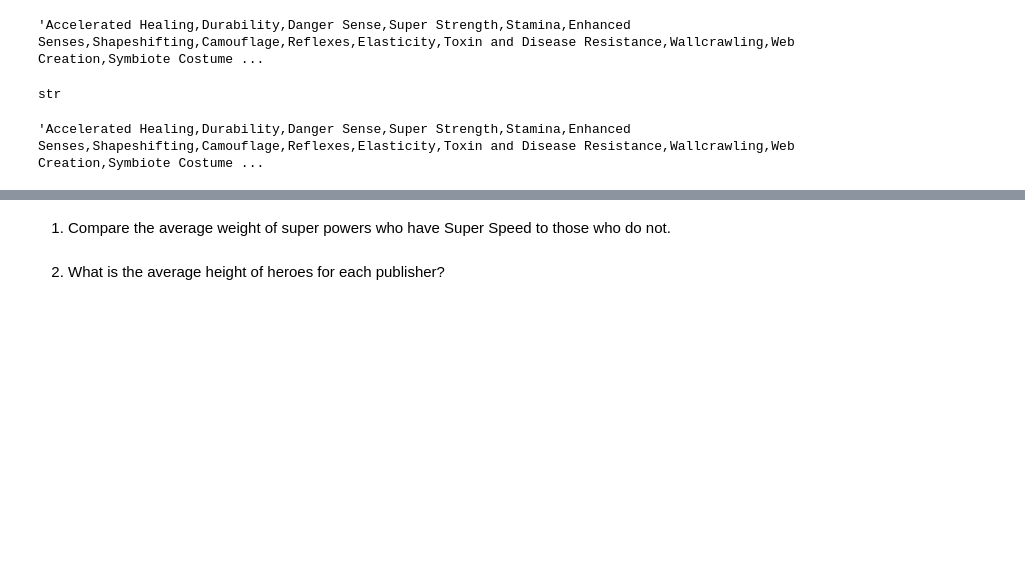
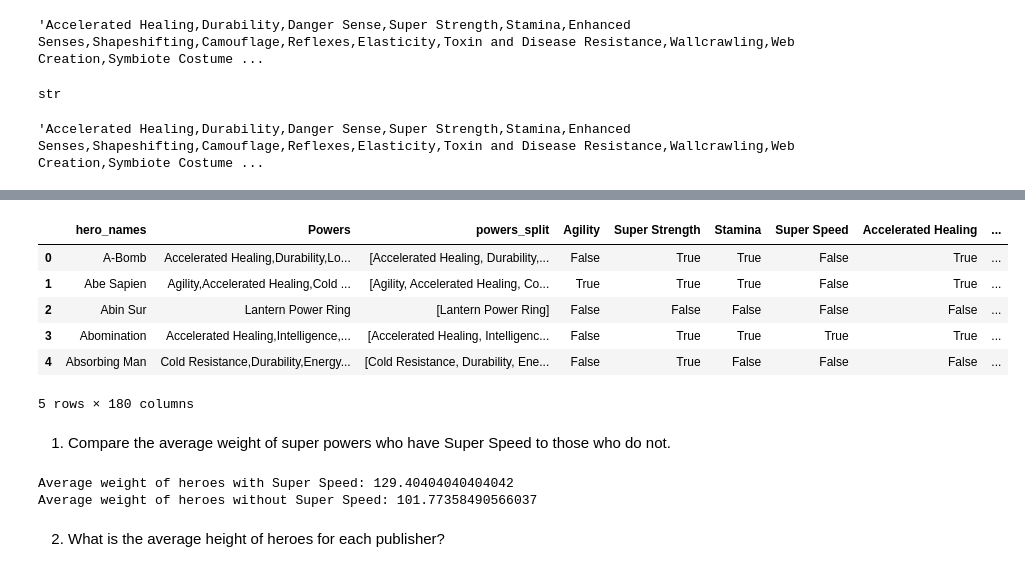
Before and after one commit to evelynmmartinez/Applying-Advanced-Transformations--Core-, a Jupyter notebook: Applying Advanced Transformations (Core).ipynb, the cells around one changed output, grey strips where cells are left out. Saved outputs shown, nothing was run; the diff lists cells and outputs as text; code cells hidden in the pictures; blank space fills up the shorter version.

```diff
--- a/Applying Advanced Transformations (Core).ipynb
+++ b/Applying Advanced Transformations (Core).ipynb
@@ -303,4 +304,4 @@ superhero_powers['Powers_split'].value_counts()
 # %%
 # Converting transactions column into a one-hot-encoded column
-exploded = superhero_powers.explode('Powers_split')
-exploded[['hero_names', 'Powers', 'Powers_split']].head()
+exploded = superhero_powers.explode('powers_split')
+exploded
@@ -307,3 +322,3 @@ exploded[['hero_names', 'Powers', 'Powers_split']].head()
 # %%
-cols_to_make = exploded['Powers_split'].dropna().unique()
+cols_to_make = exploded['powers_split'].dropna().unique()
 cols_to_make
@@ -310,5 +343,3 @@ cols_to_make
-# %%
-superhero_powers.drop(columns=['Powers_split'], inplace=True)
 # %%
 # Using a for loop with .str.contains to create new columns
 for col in cols_to_make:
@@ -317,8 +356,32 @@ superhero_powers.head()
 # %%
 import pandas as pd
-
-combined_df = pd.concat([superhero_info, superhero_powers], ignore_index=True)import pandas as pd
+left_df = superhero_powers
+right_df = superhero_info
+# %%
+merged_df = pd.merge(left_df,right_df, left_on='hero_names', right_on ='Hero', how = 'right')
+
+merged_df.head()
+# %% [output]
+|  | hero_names | Powers | powers_split | Agility | Super Strength | Stamina | Super Speed | Accelerated Healing | ... |
+| 0 | A-Bomb | Accelerated Healing,Durability,Lo... | [Accelerated Healing, Durability,... | False | True | True | False | True | ... |
+| 1 | Abe Sapien | Agility,Accelerated Healing,Cold ... | [Agility, Accelerated Healing, Co... | True | True | True | False | True | ... |
+| 2 | Abin Sur | Lantern Power Ring | [Lantern Power Ring] | False | False | False | False | False | ... |
+| 3 | Abomination | Accelerated Healing,Intelligence,... | [Accelerated Healing, Intelligenc... | False | True | True | True | True | ... |
+| 4 | Absorbing Man | Cold Resistance,Durability,Energy... | [Cold Resistance, Durability, Ene... | False | True | False | False | False | ... |
+5 rows × 180 columns
 # %% [markdown]
 1. Compare the average weight of super powers who have Super Speed to those who do not.
+# %%
+super_speed = merged_df[merged_df['Powers'].str.contains('Super Speed', case=False, na=False)]
+no_super_speed = merged_df[~merged_df['Powers'].str.contains('Super Speed', case=False, na=False)]
+avg_weight_super_speed = super_speed['Weight'].mean()
+avg_weight_no_super_speed = no_super_speed['Weight'].mean()
+
+# Print the results
+print("Average weight of heroes with Super Speed:", avg_weight_super_speed)
+print("Average weight of heroes without Super Speed:", avg_weight_no_super_speed)
+# %% [output]
+Average weight of heroes with Super Speed: 129.40404040404042
+Average weight of heroes without Super Speed: 101.77358490566037
 # %% [markdown]
 2. What is the average height of heroes for each publisher?
```
Also changed, not shown: parts of 7 cells of this notebook.
